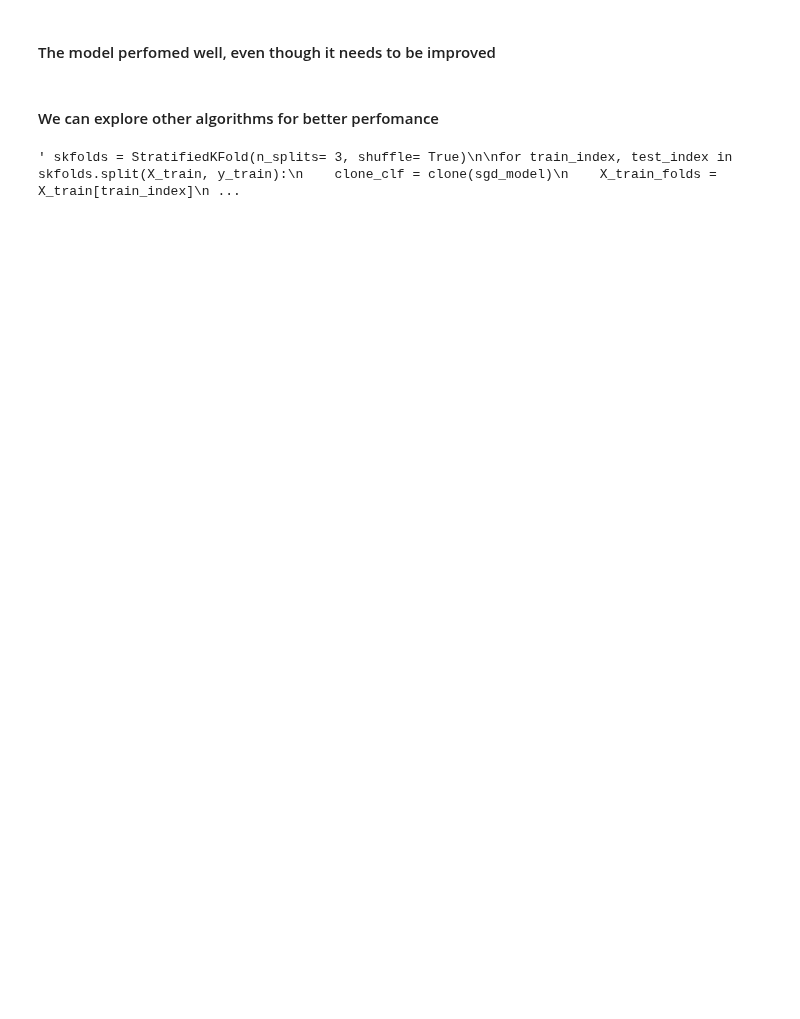
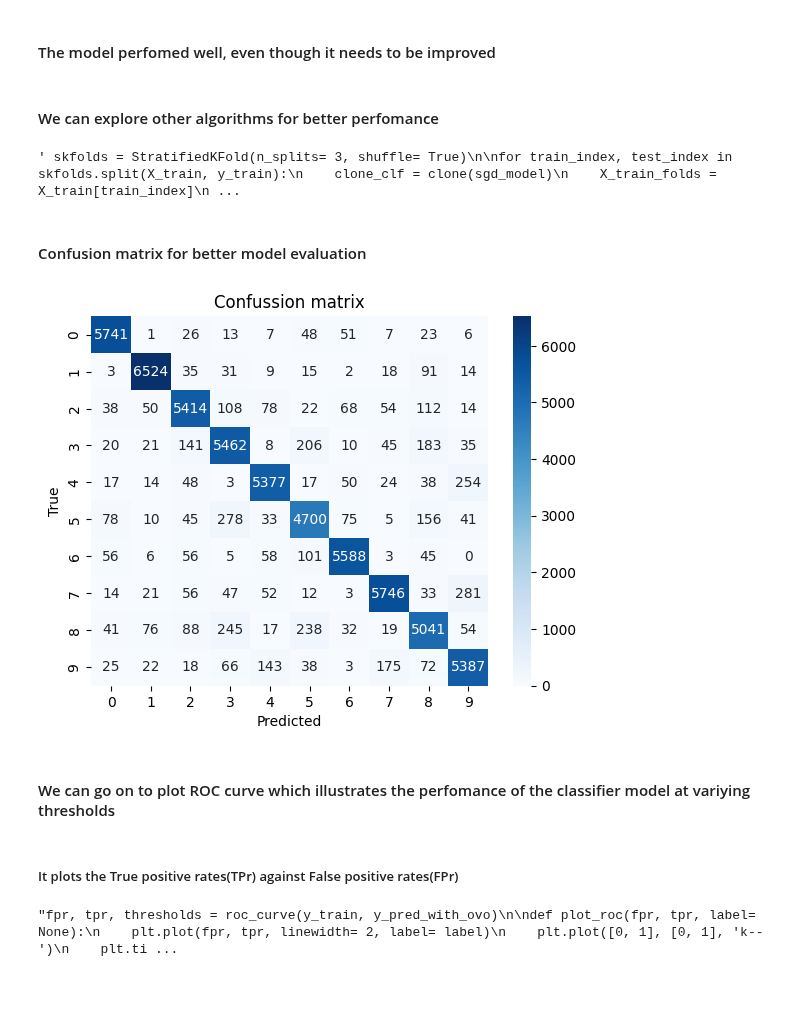
Before and after one commit to topollonaketsana/Hands-On-Machine-Learning-Projects, a Jupyter notebook: ML-Project-2/MNIST.ipynb, the cells around one changed output. Drawn from its saved outputs; the diff is of its cells as text; code cells hidden in the pictures; blank space fills up the shorter version.

```diff
--- a/ML-Project-2/MNIST.ipynb
+++ b/ML-Project-2/MNIST.ipynb
@@ -138,9 +165,9 @@ X_train, X_test, y_train, y_test = X[:60000], X[60000:], y[:60000], y[60000:]
 # %%
 ## choose a model
-sgd_model = SGDClassifier(random_state= 42)
+sgd_model_with_ovo = OneVsOneClassifier(SGDClassifier(random_state= 42))
 
 try:
-    sgd_model.fit(X_train, y_train)
+    sgd_model_with_ovo.fit(X_train, y_train)
     print('The model trained successfully')
 
 except Exception as e:
@@ -178,3 +197,6 @@ array([0.87365, 0.85835, 0.8689 ])
+# %%
+# predictions
+y_pred_with_ovo = cross_val_predict(sgd_model_with_ovo, X_train, y_train, cv= 3)
 # %% [markdown]
 #### The model perfomed well, even though it needs to be improved
 # %% [markdown]
@@ -195,3 +217,21 @@ for train_index, test_index in skfolds.split(X_train, y_train):
     print(n_corrected / len(y_pred)) """
 # %% [output]
 ' skfolds = StratifiedKFold(n_splits= 3, shuffle= True)\n\nfor train_index, test_index in skfolds.split(X_train, y_train):\n    clone_clf = clone(sgd_model)\n    X_train_folds = X_train[train_index]\n ...
+# %% [markdown]
+#### Confusion matrix for better model evaluation
+# %%
+conf_matrix = confusion_matrix(y_train, y_pred_with_ovo)
+# %%
+# plot confusion matrix
+sns.heatmap(conf_matrix, cmap= 'Blues', annot= True, fmt= 'd', cbar= True)
+plt.xlabel('Predicted')
+plt.ylabel('True')
+plt.title('Confussion matrix')
+
+plt.show()
+# %% [output]
+[figure, added]
+# %% [markdown]
+#### We can go on to plot ROC curve which illustrates the perfomance of the classifier model at variying thresholds
+# %% [markdown]
+##### It plots the True positive rates(TPr) against False positive rates(FPr)
@@ -197,0 +240,18 @@ for train_index, test_index in skfolds.split(X_train, y_train):
+# %%
+# plot roc
+'''fpr, tpr, thresholds = roc_curve(y_train, y_pred_with_ovo)
+
+def plot_roc(fpr, tpr, label= None):
+    plt.plot(fpr, tpr, linewidth= 2, label= label)
+    plt.plot([0, 1], [0, 1], 'k--')
+    plt.title('ROC curve')
+    plt.ylabel('True positive rate')
+    plt.xlabel('False positive rate')
+
+plot_roc(fpr, tpr)
+
+plt.show()    '''
+# %% [output]
+"fpr, tpr, thresholds = roc_curve(y_train, y_pred_with_ovo)\n\ndef plot_roc(fpr, tpr, label= None):\n    plt.plot(fpr, tpr, linewidth= 2, label= label)\n    plt.plot([0, 1], [0, 1], 'k--')\n    plt.ti ...
+# %% [markdown]
+#####
```
Also changed, not shown: parts of 25 cells of this notebook.
